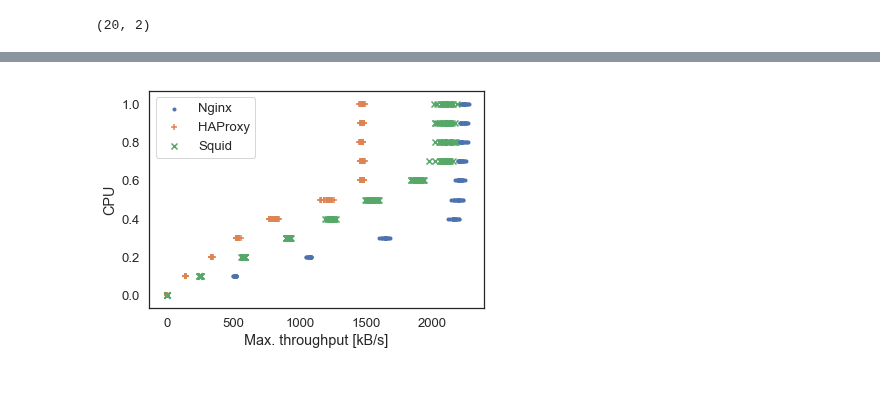
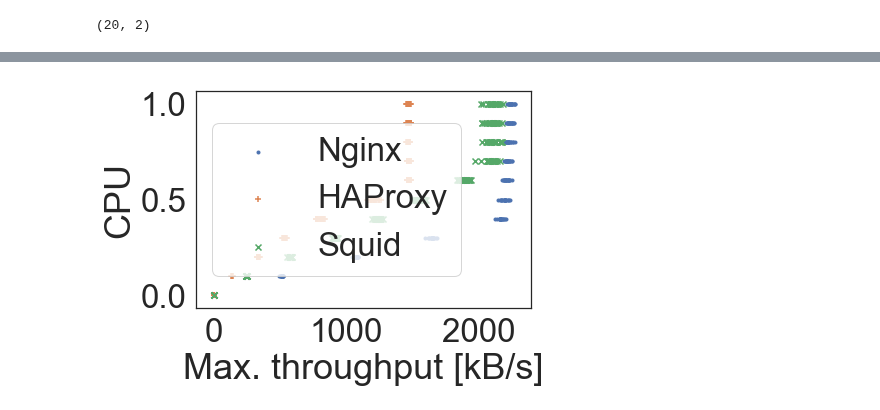
Before and after one commit to CN-UPB/ml-for-resource-allocation, a Jupyter notebook: vnf_web.ipynb, the cells around one changed output, grey strips where cells are left out. Cells and saved outputs as stored; diff of their text form; code cells hidden in the pictures; blank space fills up the shorter version.

```diff
--- a/vnf_web.ipynb
+++ b/vnf_web.ipynb
@@ -9,6 +9,7 @@ import matplotlib.pyplot as plt
 import seaborn as sns
 import joblib
 
+from sklearn.base import BaseEstimator
 from sklearn.model_selection import KFold, train_test_split, cross_val_score, GridSearchCV
 from sklearn.linear_model import LinearRegression, Ridge
 from sklearn.ensemble import RandomForestRegressor, GradientBoostingRegressor
@@ -19,5 +20,4 @@ from sklearn.model_selection import train_test_split
 from sklearn.preprocessing import MinMaxScaler
 from sklearn.metrics import mean_squared_error
 
-sns.set(font_scale=1.2)
-sns.set_style("white")
+sns.set(font_scale=3, style='white')
@@ -48,10 +66,6 @@ web2 = pd.read_csv("vnf_data/csv_experiments_WEB2.csv")
 web3 = pd.read_csv("vnf_data/csv_experiments_WEB3.csv")
 
 # do processing, renaming and selection
-web1["vnf"] = "nginx"
-web2["vnf"] = "haproxy"
-web3["vnf"] = "squid"
-
 mapping = {
     "param__func__mp.input__cmd_start": "size",
     "metric__mp.input.vdu01.0__ab_transfer_rate_kbyte_per_second": "Max. throughput [kB/s]",
@@ -149,19 +133,24 @@ sns.scatterplot(web3_small['Max. throughput [kB/s]'], web3_small['CPU'])
+# %%
+# rename
+nginx = web1_small
+haproxy = web2_small
+squid = web3_small
 # %%
 # proper plotting of VNF data for paper
 # only use data with small flows
 def plot_vnf_data():
     fig, ax = plt.subplots()
-    plt.scatter(web1_small['Max. throughput [kB/s]'], web1_small['CPU'], label='Nginx', marker='.')
-    plt.scatter(web2_small['Max. throughput [kB/s]'], web2_small['CPU'], label='HAProxy', marker='+')
-    plt.scatter(web3_small['Max. throughput [kB/s]'], web3_small['CPU'], label='Squid', marker='x')
+    plt.scatter(nginx['Max. throughput [kB/s]'], nginx['CPU'], label='Nginx', marker='.')
+    plt.scatter(haproxy['Max. throughput [kB/s]'], haproxy['CPU'], label='HAProxy', marker='+')
+    plt.scatter(squid['Max. throughput [kB/s]'], squid['CPU'], label='Squid', marker='x')
 
     # labels
     ax.set_xlabel('Max. throughput [kB/s]')
     ax.set_ylabel('CPU')
     plt.legend()
 
     fig.savefig(f'plots/web_vnf_data.pdf', bbox_inches='tight')
 
 plot_vnf_data()
 # %% [output]
-[figure, old version]
+[figure, new version]
```
Also changed, not shown: parts of 15 cells of this notebook, 46 other files.
